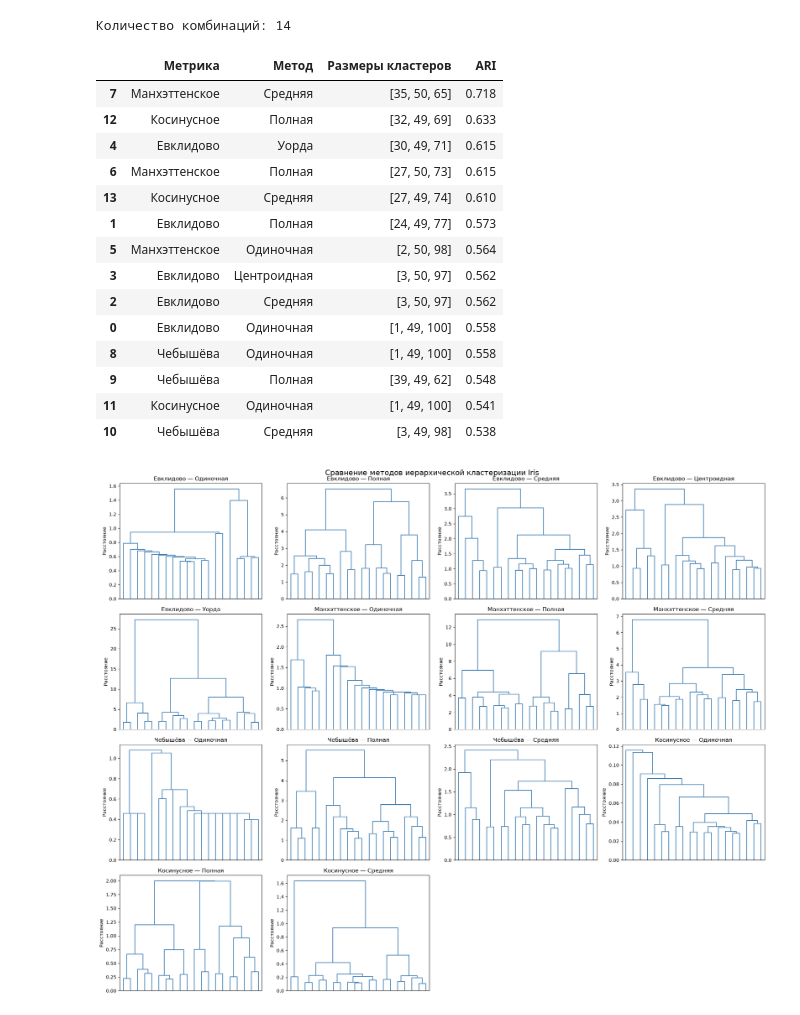
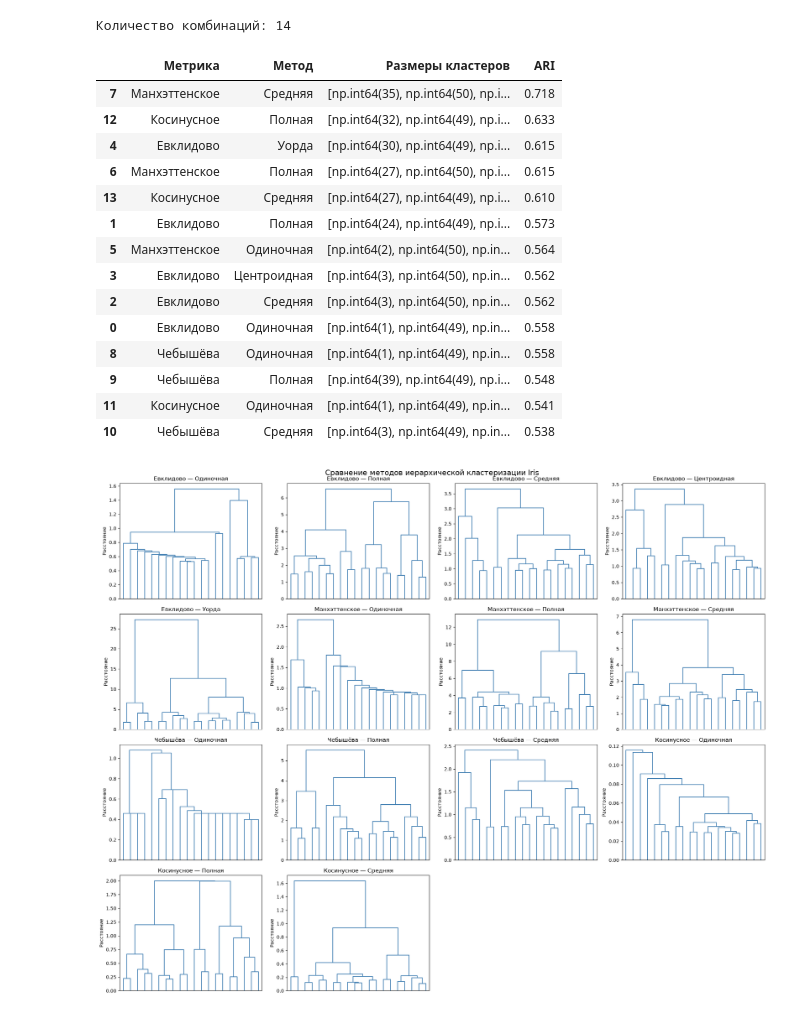
Before and after one commit to infinioka/Labs, a Jupyter notebook: LR2/Notebook/Iris.ipynb, the cells around one changed output. Saved outputs shown, nothing was run; the diff lists cells and outputs as text; code cells hidden in the pictures.

```diff
--- a/LR2/Notebook/Iris.ipynb
+++ b/LR2/Notebook/Iris.ipynb
@@ -154,37 +154,37 @@ print("Количество комбинаций:", len(results))
 # %%
 import numpy as np
 from scipy.cluster.hierarchy import fcluster
 from sklearn.metrics import adjusted_rand_score
 # результаты всех методов
 hierarchical_comparison = []
 for (metric_name, method_name), Z_current in results.items():
 
     # Выделяем не более трёх кластеров
     labels = fcluster(Z_current,t=3, criterion="maxclust")
-    sizes = sorted(map(int, np.unique(labels, return_counts=True)[1])) # размеры кластеров
+    sizes = sorted(np.unique(labels, return_counts=True)[1]) # размеры кластеров
     ari = adjusted_rand_score(iris.target,labels) # Сравнение кластеры с исходными видами Iris
     hierarchical_comparison.append({ "Метрика": metric_name, "Метод": method_name, "Размеры кластеров": str(sizes), "ARI": ari})
 
 # таблица, отсортированную по ARI
 hierarchical_df = pd.DataFrame(hierarchical_comparison)
 display(hierarchical_df.sort_values("ARI", ascending=False ).round(3)
 )
 # %% [output]
 |  | Метрика | Метод | Размеры кластеров | ARI |
-| 7 | Манхэттенское | Средняя | [35, 50, 65] | 0.718 |
-| 12 | Косинусное | Полная | [32, 49, 69] | 0.633 |
-| 4 | Евклидово | Уорда | [30, 49, 71] | 0.615 |
-| 6 | Манхэттенское | Полная | [27, 50, 73] | 0.615 |
-| 13 | Косинусное | Средняя | [27, 49, 74] | 0.610 |
-| 1 | Евклидово | Полная | [24, 49, 77] | 0.573 |
-| 5 | Манхэттенское | Одиночная | [2, 50, 98] | 0.564 |
-| 3 | Евклидово | Центроидная | [3, 50, 97] | 0.562 |
-| 2 | Евклидово | Средняя | [3, 50, 97] | 0.562 |
-| 0 | Евклидово | Одиночная | [1, 49, 100] | 0.558 |
-| 8 | Чебышёва | Одиночная | [1, 49, 100] | 0.558 |
-| 9 | Чебышёва | Полная | [39, 49, 62] | 0.548 |
-| 11 | Косинусное | Одиночная | [1, 49, 100] | 0.541 |
-| 10 | Чебышёва | Средняя | [3, 49, 98] | 0.538 |
+| 7 | Манхэттенское | Средняя | [np.int64(35), np.int64(50), np.i... | 0.718 |
+| 12 | Косинусное | Полная | [np.int64(32), np.int64(49), np.i... | 0.633 |
+| 4 | Евклидово | Уорда | [np.int64(30), np.int64(49), np.i... | 0.615 |
+| 6 | Манхэттенское | Полная | [np.int64(27), np.int64(50), np.i... | 0.615 |
+| 13 | Косинусное | Средняя | [np.int64(27), np.int64(49), np.i... | 0.610 |
+| 1 | Евклидово | Полная | [np.int64(24), np.int64(49), np.i... | 0.573 |
+| 5 | Манхэттенское | Одиночная | [np.int64(2), np.int64(50), np.in... | 0.564 |
+| 3 | Евклидово | Центроидная | [np.int64(3), np.int64(50), np.in... | 0.562 |
+| 2 | Евклидово | Средняя | [np.int64(3), np.int64(50), np.in... | 0.562 |
+| 0 | Евклидово | Одиночная | [np.int64(1), np.int64(49), np.in... | 0.558 |
+| 8 | Чебышёва | Одиночная | [np.int64(1), np.int64(49), np.in... | 0.558 |
+| 9 | Чебышёва | Полная | [np.int64(39), np.int64(49), np.i... | 0.548 |
+| 11 | Косинусное | Одиночная | [np.int64(1), np.int64(49), np.in... | 0.541 |
+| 10 | Чебышёва | Средняя | [np.int64(3), np.int64(49), np.in... | 0.538 |
 # %%
 fig, axes = plt.subplots(4, 4,figsize=(20, 16))
 
```
Also changed, not shown: parts of 3 cells of this notebook, 5 other files.
